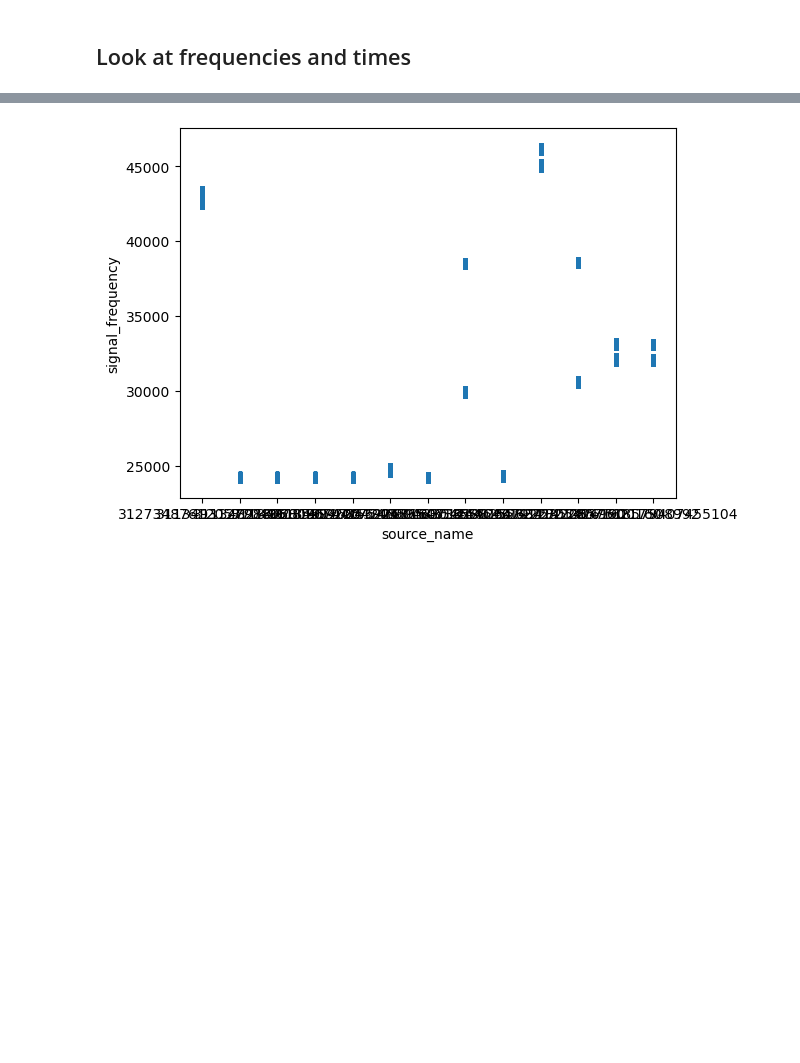
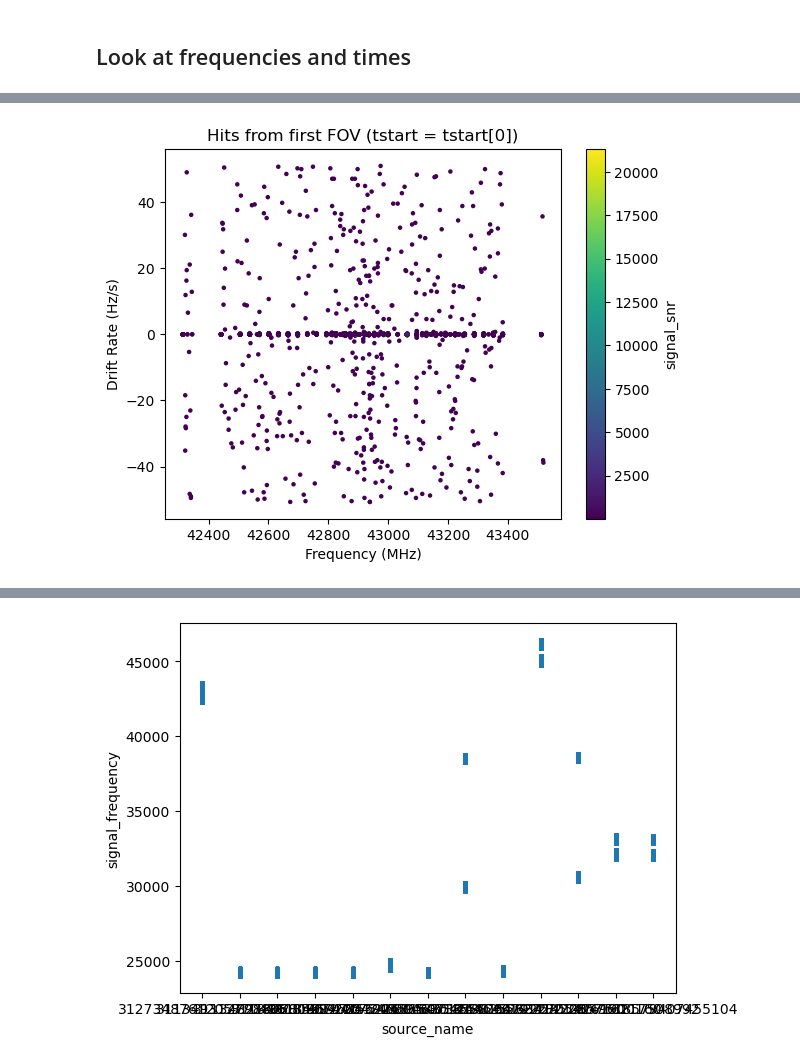
Before and after one commit to talonmyburgh/BL-COSMIC-HighFreq-Search, a Jupyter notebook: messing_around/messing_around.ipynb, the cells around one changed output, grey strips where cells are left out. Cells and saved outputs as stored; diff of their text form; code cells hidden in the pictures; blank space fills up the shorter version.

```diff
--- a/messing_around/messing_around.ipynb
+++ b/messing_around/messing_around.ipynb
@@ -252,0 +260,10 @@ print(observations_over_time.shape[0], "Unique hits at unique times")
+# %%
+first_time = df[df.tstart == df.tstart[0]]
+first_time.plot.scatter("signal_frequency", "signal_drift_rate", c="signal_snr", marker='.')
+plt.title("Hits from first FOV (tstart = tstart[0])")
+plt.xlabel("Frequency (MHz)")
+plt.ylabel("Drift Rate (Hz/s)")
+# cbar = plt.colorbar(label="SNR")
+plt.show()
+# %% [output]
+[figure, added]
```
Also changed, not shown: parts of 3 cells of this notebook, 3 other files.
